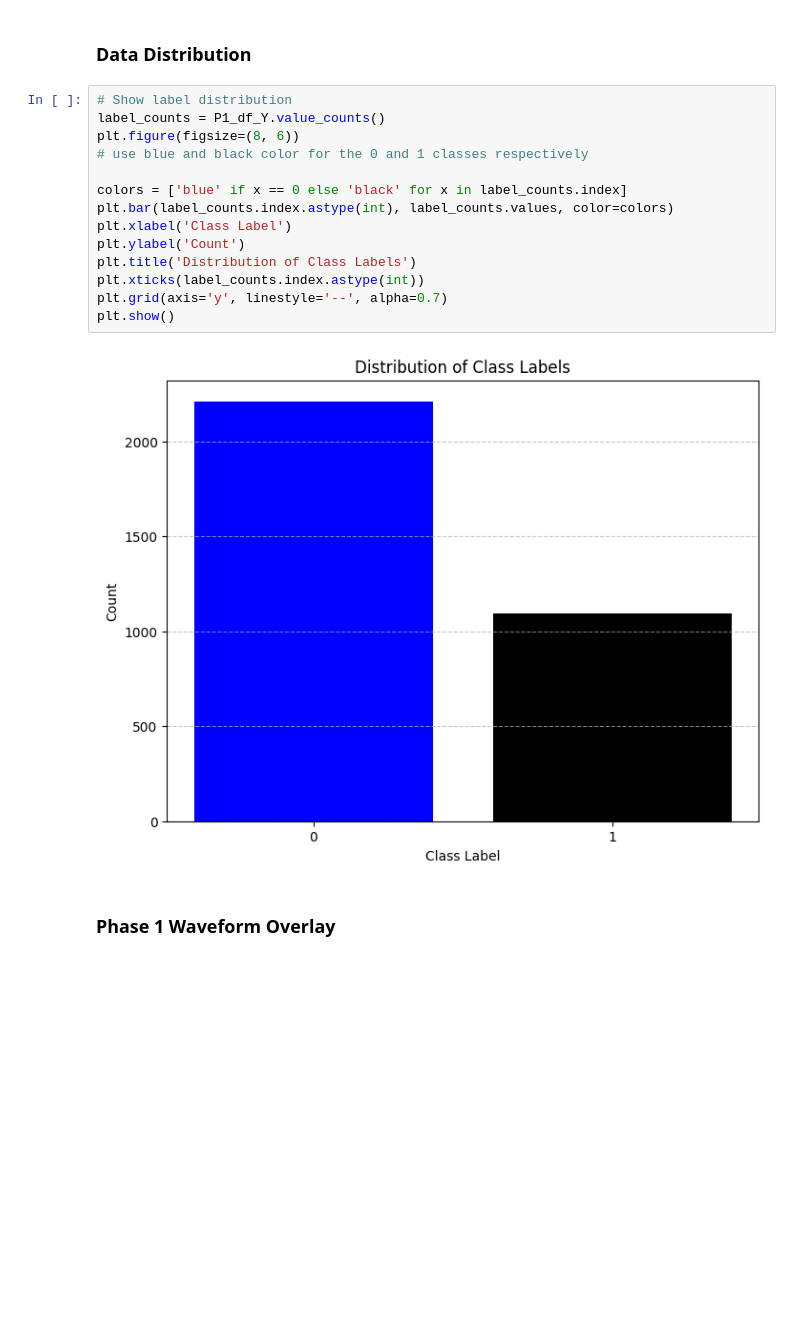
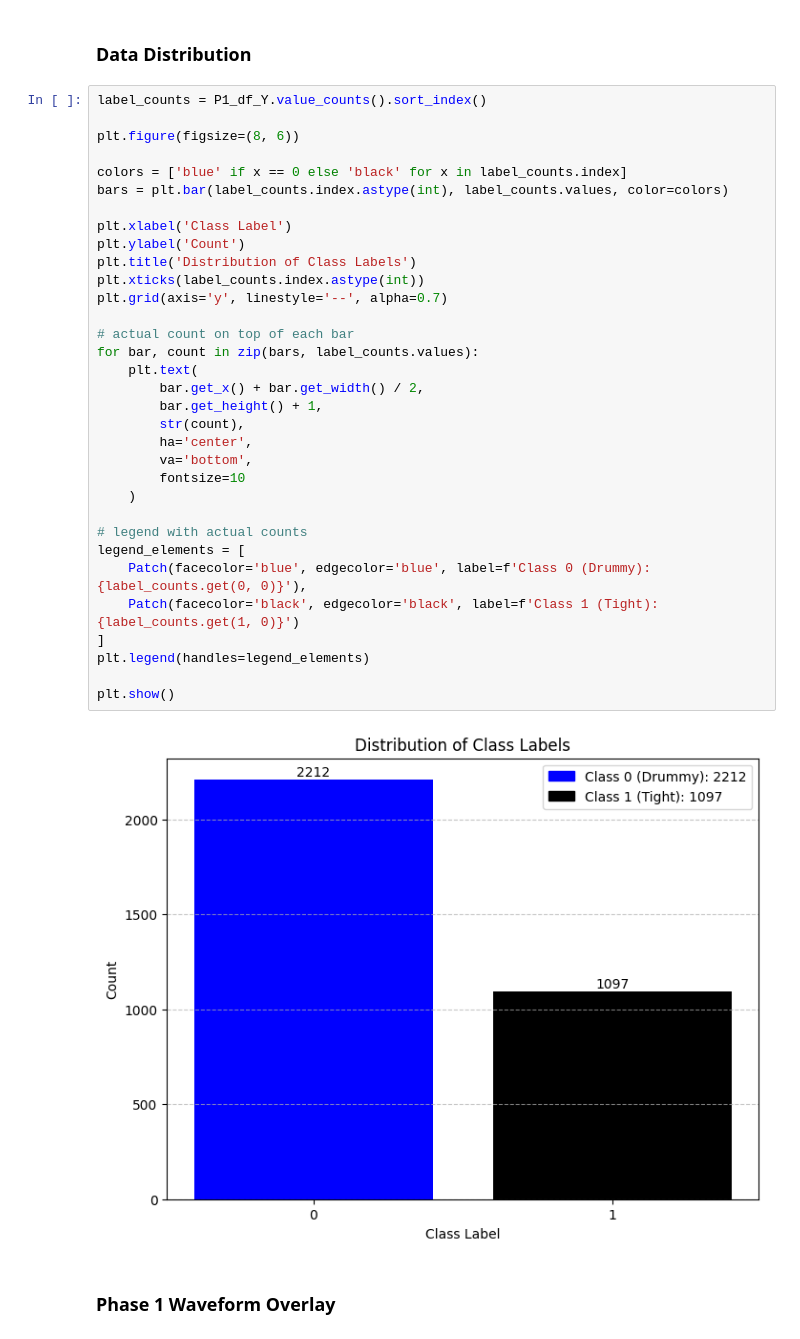
Before and after one commit to kanwarSINGH03/acoustic_signal_classification, a Jupyter notebook: evaluation/march_paper_P1.ipynb, the cells around one changed output. Drawn from its saved outputs; the diff is of its cells as text; blank space fills up the shorter version.

```diff
--- a/evaluation/march_paper_P1.ipynb
+++ b/evaluation/march_paper_P1.ipynb
@@ -78,21 +79,40 @@ print(P1_raw.get_samples().shape, P1_raw.get_labels().shape)
 # %% [markdown]
 ### Data Distribution
 # %%
-# Show label distribution
-label_counts = P1_df_Y.value_counts()
+label_counts = P1_df_Y.value_counts().sort_index()
+
 plt.figure(figsize=(8, 6))
-# use blue and black color for the 0 and 1 classes respectively
 
 colors = ['blue' if x == 0 else 'black' for x in label_counts.index]
-plt.bar(label_counts.index.astype(int), label_counts.values, color=colors)
+bars = plt.bar(label_counts.index.astype(int), label_counts.values, color=colors)
+
 plt.xlabel('Class Label')
 plt.ylabel('Count')
 plt.title('Distribution of Class Labels')
 plt.xticks(label_counts.index.astype(int))
 plt.grid(axis='y', linestyle='--', alpha=0.7)
+
+# actual count on top of each bar
+for bar, count in zip(bars, label_counts.values):
+    plt.text(
+        bar.get_x() + bar.get_width() / 2,
+        bar.get_height() + 1,
+        str(count),
+        ha='center',
+        va='bottom',
+        fontsize=10
+    )
+
+# legend with actual counts
+legend_elements = [
+    Patch(facecolor='blue', edgecolor='blue', label=f'Class 0 (Drummy): {label_counts.get(0, 0)}'),
+    Patch(facecolor='black', edgecolor='black', label=f'Class 1 (Tight): {label_counts.get(1, 0)}')
+]
+plt.legend(handles=legend_elements)
+
 plt.show()
 # %% [output]
-[figure, old version]
+[figure, new version]
 # %% [markdown]
 ### Phase 1 Waveform Overlay
 # %%
```
Also changed, not shown: parts of 8 cells of this notebook, 5 other files.
